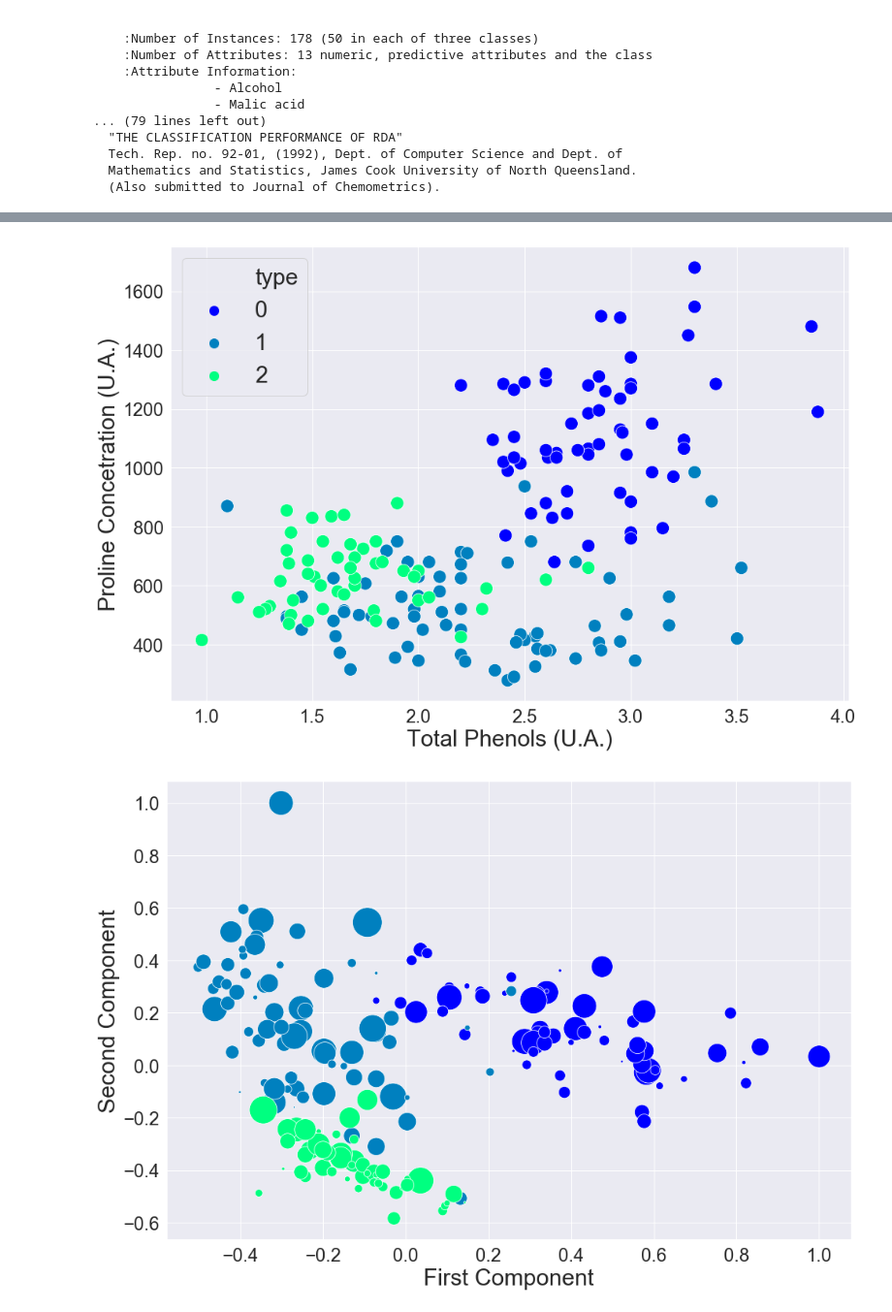
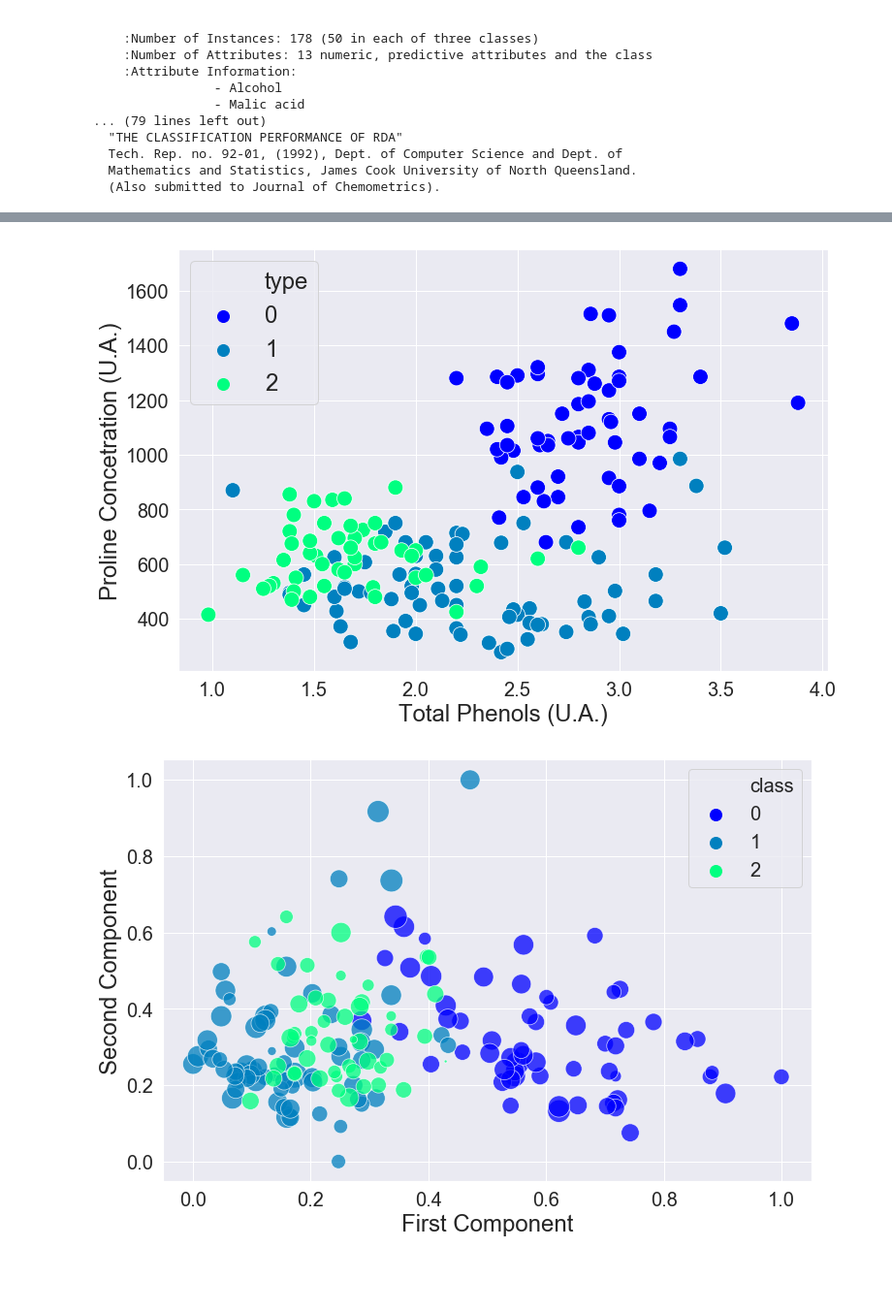
Before and after one commit to soaresjh/Data-Science-Portfolio, a Jupyter notebook: Wine_Class_Prediction/Analytics_Dimensionality_Reduction.ipynb, the cells around one changed output, grey strips where cells are left out. Shown: that part at 97% size. Cells and saved outputs as stored; diff of their text form; code cells hidden in the pictures; blank space fills up the shorter version.

```diff
--- a/Wine_Class_Prediction/Analytics_Dimensionality_Reduction.ipynb
+++ b/Wine_Class_Prediction/Analytics_Dimensionality_Reduction.ipynb
@@ -96,47 +98,61 @@ plt.show()
 # %%
-fig = plt.figure(figsize=(16, 11))
+fig = plt.figure(figsize=(12, 8))
 
 ax = sbn.scatterplot(x    = 'total_phenols',
                      y    = 'proline',
                      hue  = 'type',
                      data = df,
-                     s    = 300,
+                     s    = 250,
                      palette = 'winter'
 )
 
-plt.xlabel('Total Phenols (U.A.)', fontsize=30)
-plt.ylabel('Proline Concetration (U.A.)', fontsize=30)
-plt.tick_params(labelsize = 24)
+plt.xlabel('Total Phenols (U.A.)'       , fontsize=24)
+plt.ylabel('Proline Concetration (U.A.)', fontsize=24)
+plt.tick_params(labelsize = 20)
 
 plt.legend(loc="upper left",
-           markerscale=2.,
-           fontsize=30)
+           markerscale = 2.,
+           fontsize    = 24)
 
 plt.show()
 # %% [output]
-[figure, old version]
+[figure, new version]
+# %%
+pca = PCA(n_components=3, random_state = 8)
+ms  = MinMaxScaler()
+
+x_pca  = pca.fit_transform(x)
+x_norm = ms.fit_transform(x_pca)
+df_pca = pd.DataFrame(np.c_[x_norm, y],
+                       columns = ['first',
+                                  'second',
+                                  'third',
+                                  'class'])\
+             .astype({'first'  :float,
+                      'second' :float,
+                      'class'  :int})
 # %%
-fig = plt.figure(figsize=(16, 11))
+fig = plt.figure(figsize=(12, 8))
 
-size = abs(1500*df_pca['third'].values)
+size = abs(700*df_pca['third'].values)
 
 ax = sbn.scatterplot(x = 'first',
                      y = 'second',
-                     hue  = 'class',
-                     data = df_pca,
                      s = size,
+                     hue   = 'class',
+                     data  = df_pca,
+                     alpha = 0.75,
                      palette = 'winter')
 
-plt.xlabel('First Component', fontsize=30)
-plt.ylabel('Second Component', fontsize=30)
-plt.tick_params(labelsize = 24)
+plt.xlabel('First Component' , fontsize = 24)
+plt.ylabel('Second Component', fontsize = 24)
+plt.tick_params(labelsize = 20)
 
-plt.legend(loc="upper left",
-           markerscale=2.,
-           fontsize=30)
+plt.legend(loc="upper right",
+           markerscale = 2.,
+           fontsize    = 20)
 
-ax.legend_.remove()
 plt.show()
 # %% [output]
-[figure, old version]
+[figure, new version]
 # %%
```
Also changed, not shown: parts of 9 cells of this notebook, 1 other file.
